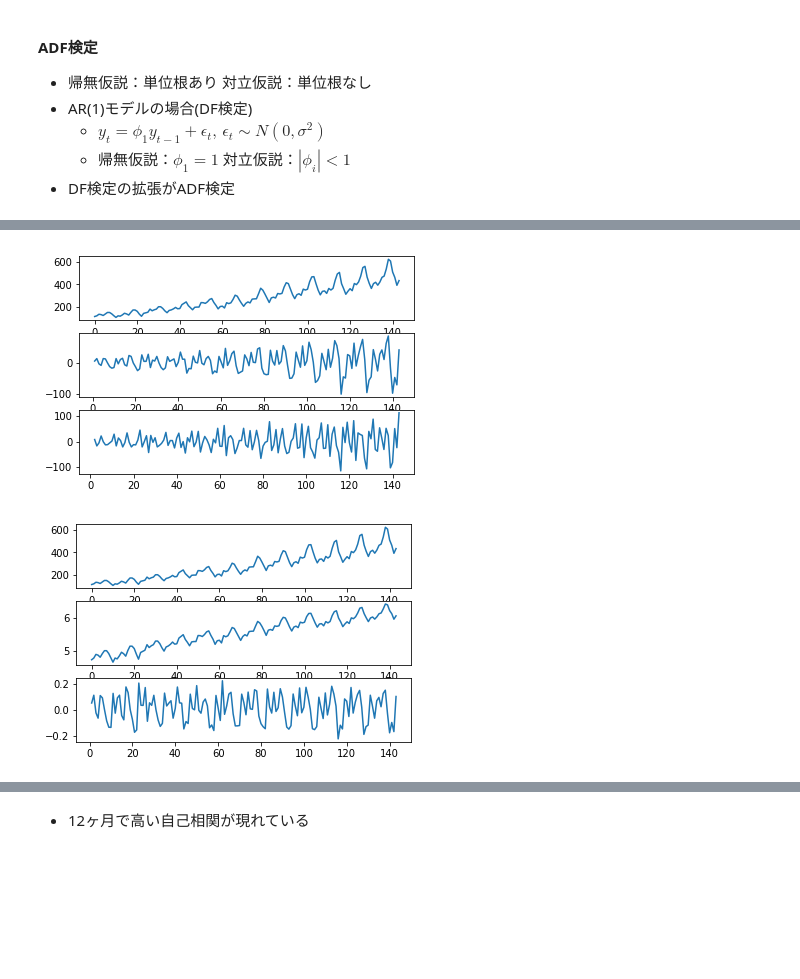
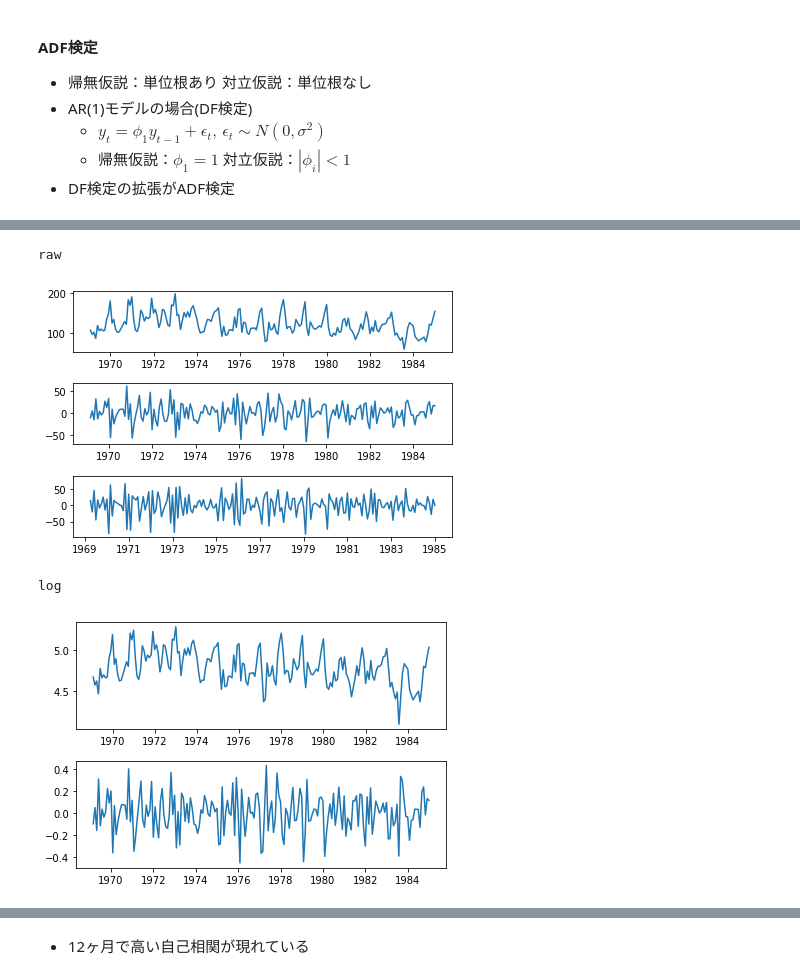
Before and after one commit to ko-da-k/tsa-ssm-study, a Jupyter notebook: kodai/sec2/arma.ipynb, the cells around one changed output, grey strips where cells are left out. Cells and saved outputs as stored; diff of their text form; code cells hidden in the pictures; blank space fills up the shorter version.

```diff
--- a/kodai/sec2/arma.ipynb
+++ b/kodai/sec2/arma.ipynb
@@ -113,0 +80,4 @@ plt.show()
+# %%
+df = pd.read_csv("Seatbelts.csv")
+df["date"] = pd.date_range(start="1969-01", periods=len(df), freq="M")
+df.head()
@@ -114,22 +91,26 @@ plt.show()
 # %%
-df["#Passengers_1d"] = df["#Passengers"] - df["#Passengers"].shift()
-df["#Passengers_2d"] = df["#Passengers_1d"] - df["#Passengers_1d"].shift()
+df["DriversKilled_1d"] = df["DriversKilled"] - df["DriversKilled"].shift()
+df["DriversKilled_2d"] = df["DriversKilled_1d"] - df["DriversKilled_1d"].shift()
+print("raw")
 plt.subplot(311)
-plt.plot(df["#Passengers"])
+plt.plot(df["date"], df["DriversKilled"])
 plt.subplot(312)
-plt.plot(df["#Passengers_1d"])
+plt.plot(df["date"], df["DriversKilled_1d"])
 plt.subplot(313)
-plt.plot(df["#Passengers_2d"])
+plt.plot(df["date"], df["DriversKilled_2d"])
+plt.tight_layout()
 plt.show()
-df["#Passengers_log"] = df["#Passengers"].apply(np.log)
-df["#Passengers_log_1d"] = df["#Passengers_log"] - df["#Passengers_log"].shift()
-plt.subplot(311)
-plt.plot(df["#Passengers"])
-plt.subplot(312)
-plt.plot(df["#Passengers_log"])
-plt.subplot(313)
-plt.plot(df["#Passengers_log_1d"])
+df["DriversKilled_log"] = df["DriversKilled"].apply(np.log)
+df["DriversKilled_log_1d"] = df["DriversKilled_log"] - df["DriversKilled_log"].shift()
+print("log")
+plt.subplot(211)
+plt.plot(df["date"], df["DriversKilled_log"])
+plt.subplot(212)
+plt.plot(df["date"], df["DriversKilled_log_1d"])
+plt.tight_layout()
 plt.show()
 # %% [output]
+raw
-[figure, old version]
+[figure, new version]
+log
-[figure, old version]
+[figure, new version]
```
Also changed, not shown: parts of 46 cells of this notebook, 1 other file.
